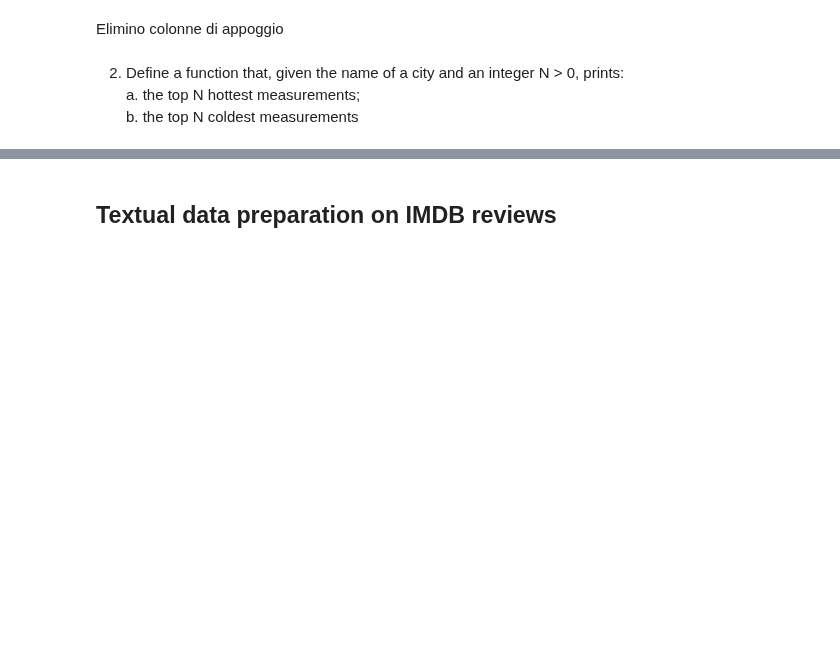
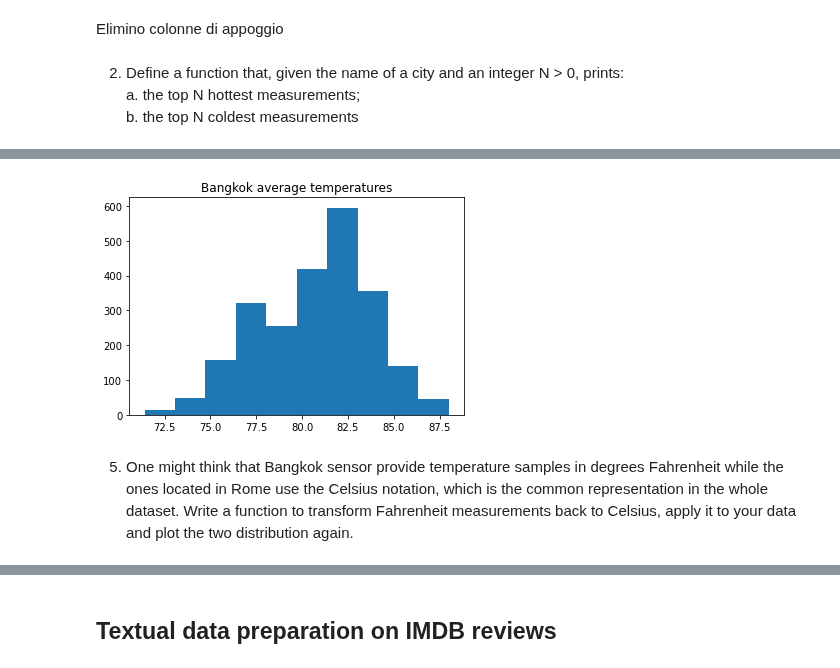
Before and after one commit to Edoch94/data-science-lab-1, a Jupyter notebook: MyRepo/Lab2/Lab2.ipynb, the cells around one changed output, grey strips where cells are left out. Drawn from its saved outputs; the diff is of its cells as text; code cells hidden in the pictures; blank space fills up the shorter version.

```diff
--- a/MyRepo/Lab2/Lab2.ipynb
+++ b/MyRepo/Lab2/Lab2.ipynb
@@ -116,0 +150,8 @@ highest,lowest = top_temperatures_city(df=GLT_filtered,name='Aleppo')
+# %%
+plt.hist(GLT_filtered[GLT_filtered['City'] == 'Bangkok'].filter(['AverageTemperature_filled']))
+plt.title('Bangkok average temperatures')
+plt.show()
+# %% [output]
+[figure, added]
+# %% [markdown]
+5. One might think that Bangkok sensor provide temperature samples in degrees Fahrenheit while the ones located in Rome use the Celsius notation, which is the common representation in the whole dataset. Write a function to transform Fahrenheit measurements back to Celsius, apply it to your data and plot the two distribution again.
```
Also changed, not shown: parts of 24 cells of this notebook, 6 other files.
